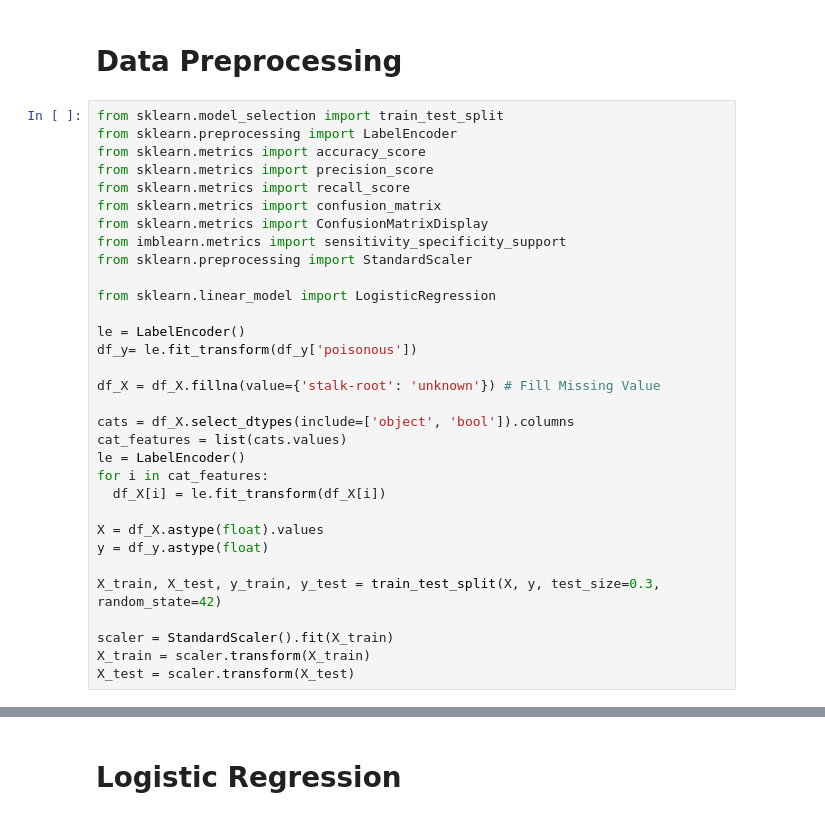
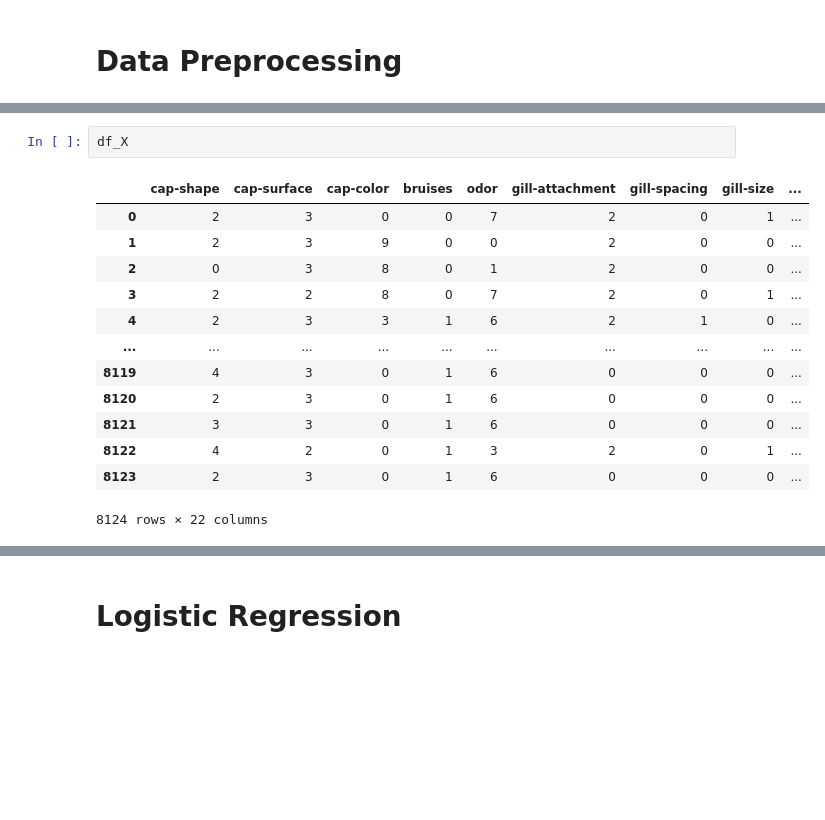
Before and after one commit to ergegananputra/learn_ai_mushroom_classification, a Jupyter notebook: Kelompok_10_Mushroom.ipynb, the cells around one changed output, grey strips where cells are left out. Drawn from its saved outputs; the diff is of its cells as text; blank space fills up the shorter version.

```diff
--- a/Kelompok_10_Mushroom.ipynb
+++ b/Kelompok_10_Mushroom.ipynb
@@ -159,35 +185,3 @@ Index(['cap-shape', 'cap-surface', 'cap-color', 'bruises', 'odor',
       dtype='object')
 # %% [markdown]
 # Data Preprocessing
-# %%
-from sklearn.model_selection import train_test_split
-from sklearn.preprocessing import LabelEncoder
-from sklearn.metrics import accuracy_score
-from sklearn.metrics import precision_score
-from sklearn.metrics import recall_score
-from sklearn.metrics import confusion_matrix
-from sklearn.metrics import ConfusionMatrixDisplay
-from imblearn.metrics import sensitivity_specificity_support
-from sklearn.preprocessing import StandardScaler
-
-from sklearn.linear_model import LogisticRegression
-
-le = LabelEncoder()
-df_y= le.fit_transform(df_y['poisonous'])
-
-df_X = df_X.fillna(value={'stalk-root': 'unknown'}) # Fill Missing Value
-
-cats = df_X.select_dtypes(include=['object', 'bool']).columns
-cat_features = list(cats.values)
-le = LabelEncoder()
-for i in cat_features:
-  df_X[i] = le.fit_transform(df_X[i])
-
-X = df_X.astype(float).values
-y = df_y.astype(float)
-
-X_train, X_test, y_train, y_test = train_test_split(X, y, test_size=0.3, random_state=42)
-
-scaler = StandardScaler().fit(X_train)
-X_train = scaler.transform(X_train)
-X_test = scaler.transform(X_test)
@@ -194,3 +265,19 @@ X_test = scaler.transform(X_test)
+# %%
+df_X
+# %% [output]
+|  | cap-shape | cap-surface | cap-color | bruises | odor | gill-attachment | gill-spacing | gill-size | ... |
+| 0 | 2 | 3 | 0 | 0 | 7 | 2 | 0 | 1 | ... |
+| 1 | 2 | 3 | 9 | 0 | 0 | 2 | 0 | 0 | ... |
+| 2 | 0 | 3 | 8 | 0 | 1 | 2 | 0 | 0 | ... |
+| 3 | 2 | 2 | 8 | 0 | 7 | 2 | 0 | 1 | ... |
+| 4 | 2 | 3 | 3 | 1 | 6 | 2 | 1 | 0 | ... |
+| ... | ... | ... | ... | ... | ... | ... | ... | ... | ... |
+| 8119 | 4 | 3 | 0 | 1 | 6 | 0 | 0 | 0 | ... |
+| 8120 | 2 | 3 | 0 | 1 | 6 | 0 | 0 | 0 | ... |
+| 8121 | 3 | 3 | 0 | 1 | 6 | 0 | 0 | 0 | ... |
+| 8122 | 4 | 2 | 0 | 1 | 3 | 2 | 0 | 1 | ... |
+| 8123 | 2 | 3 | 0 | 1 | 6 | 0 | 0 | 0 | ... |
+8124 rows × 22 columns
 # %%
 X
 # %% [output]
```
Also changed, not shown: parts of 23 cells of this notebook.
